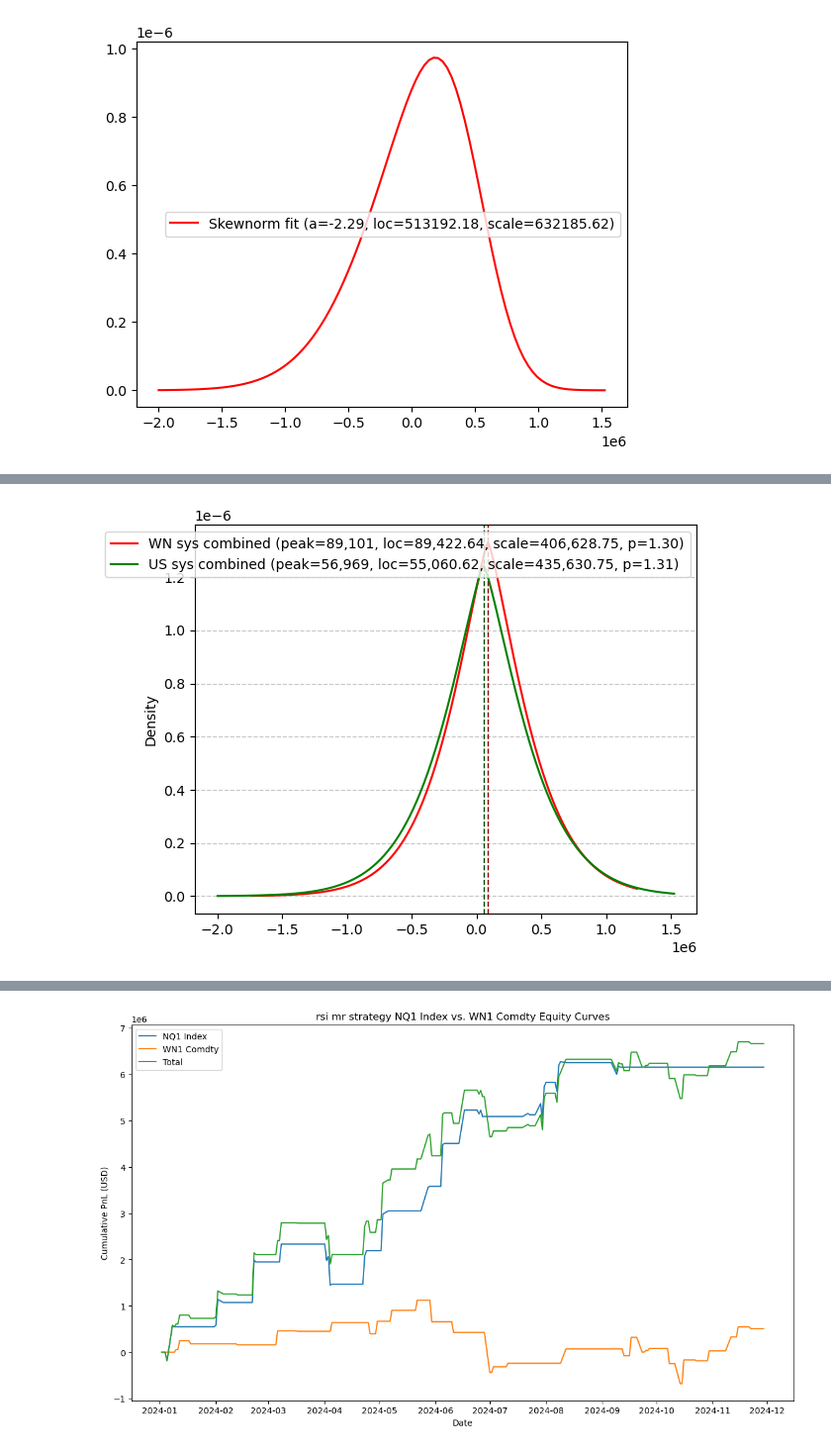
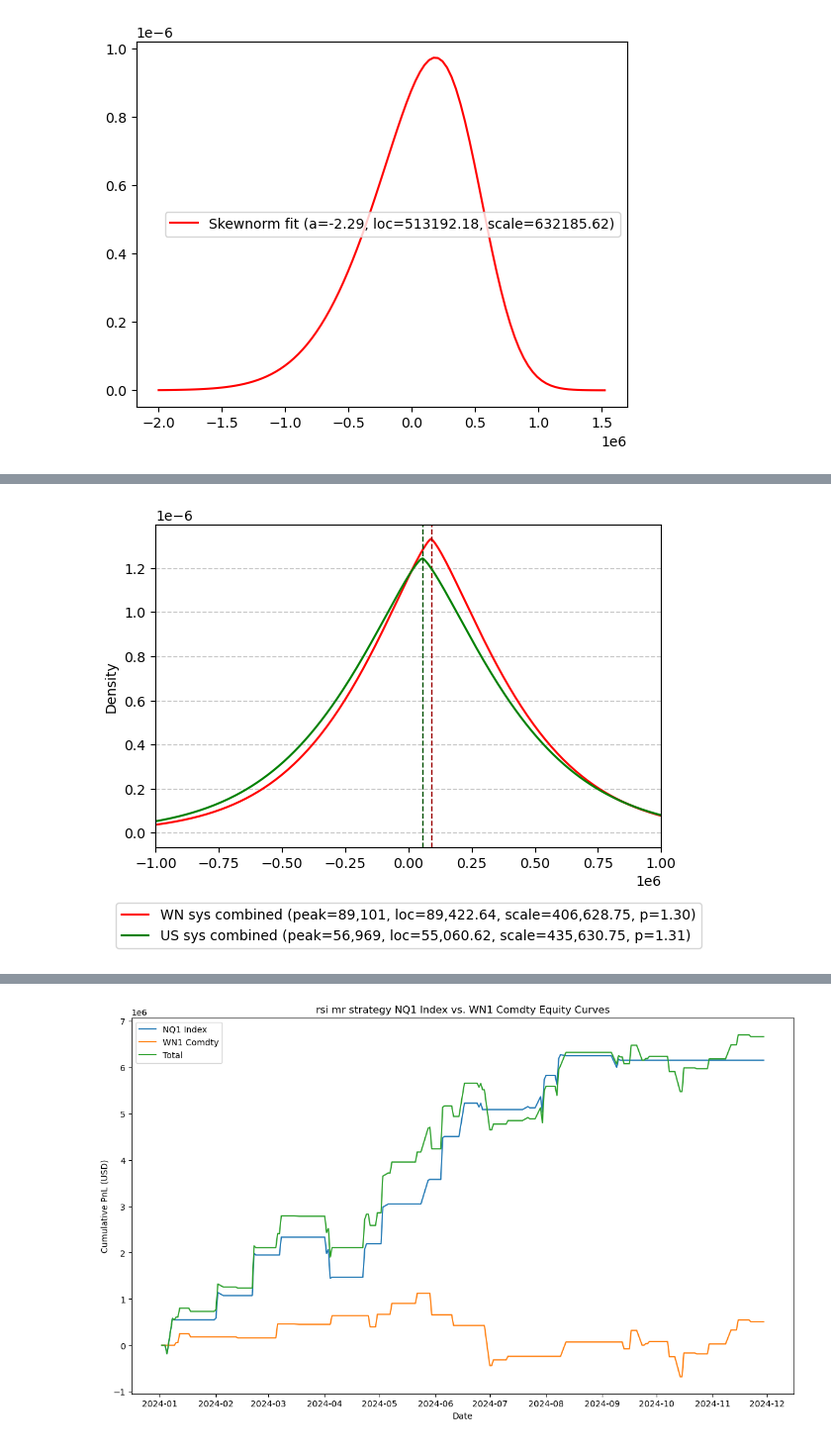
Before and after one commit to utkarshmn/bteng, a Jupyter notebook: NQ-FI MeanReversion.ipynb, the cells around one changed output, grey strips where cells are left out. Shown at 99% size. Saved outputs shown, nothing was run; the diff lists cells and outputs as text; code cells hidden in the pictures.

```diff
--- a/NQ-FI MeanReversion.ipynb
+++ b/NQ-FI MeanReversion.ipynb
@@ -198,8 +198,8 @@ for asst in cmp_assts:
     )
 
     res = tmp.backtest_all_assets(save=True)
-    resdb = tmp.plot_equity(byassets=True, totalsys=True, start_date = '01012000', save_fig=True)
-    stats = tmp.calculate_statistics(byassets=True, totalsys=True, start_date='01012001')
+    resdb = tmp.plot_equity(byassets=True, totalsys=True, start_date = '01012010', save_fig=True)
+    stats = tmp.calculate_statistics(byassets=True, totalsys=True, start_date='01012010')
     statsdf[asst] = stats
     results[asst] = resdb
     respnls[asst] = res
@@ -580,13 +588,14 @@ plt.show()
 # %%
 fit_and_plot_dist(trules['WN1 Comdty'].tradeslist['Trade_PnL'], 'WN sys combined', 'red', dist='ged')
 fit_and_plot_dist(trules['US1 Comdty'].tradeslist['Trade_PnL'], 'US sys combined', 'green', dist='ged')
 plt.ylabel('Density')
-plt.legend()
+plt.legend(loc='upper center', bbox_to_anchor=(0.5, -0.15), ncol=1)
 plt.grid(axis='y', linestyle='--', alpha=0.7)
 plt.tight_layout()
+plt.xlim(-1000000,1000000)
 plt.show()
 # %% [output]
-[figure, old version]
+[figure, new version]
 # %%
 fit_and_plot_dist(trules['WN1 Comdty'].tradeslist['Std_PnL'].dropna(), 'WN sys combined', 'red', dist='ged')
 fit_and_plot_dist(trules['US1 Comdty'].tradeslist['Std_PnL'].dropna(), 'US sys combined', 'green', dist='ged')
```
Also changed, not shown: parts of 5 cells of this notebook.
